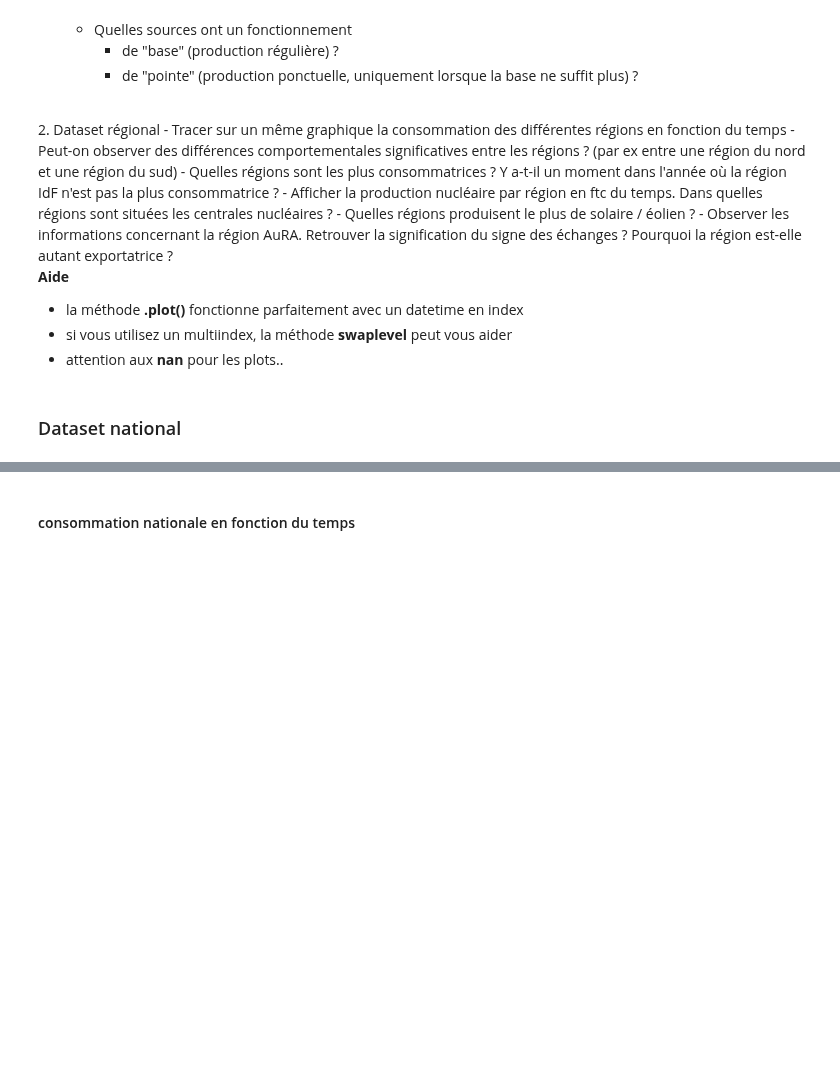
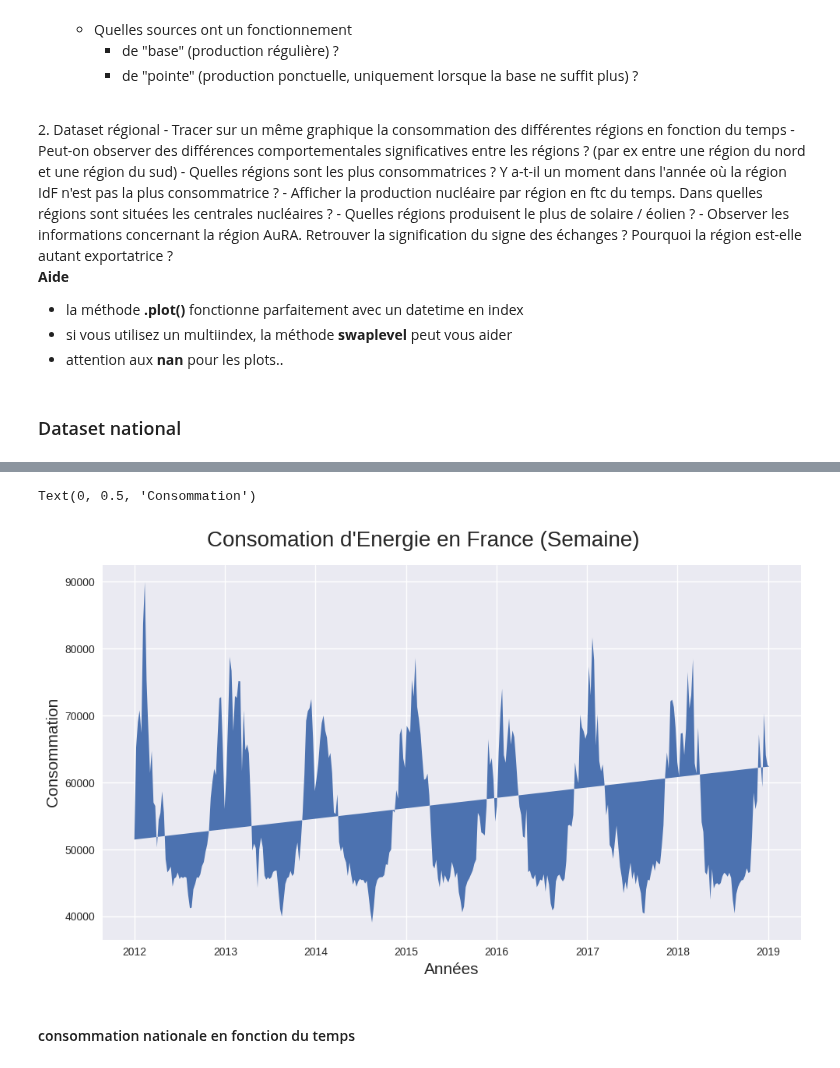
Before and after one commit to ManuLabricole/CDN-Statistique, a Jupyter notebook: Notebooks/Stat_descriptives_part2_mise_en_pratique.ipynb, the cells around one changed output, grey strips where cells are left out. Drawn from its saved outputs; the diff is of its cells as text; code cells hidden in the pictures; blank space fills up the shorter version.

```diff
--- a/Notebooks/Stat_descriptives_part2_mise_en_pratique.ipynb
+++ b/Notebooks/Stat_descriptives_part2_mise_en_pratique.ipynb
@@ -425,0 +599,23 @@ L'objectif ici est de **comprendre les données** présentes dans les deux dataf
+# %%
+plt.style.use('seaborn')
+fig = plt.figure(layout="tight", figsize=(10, 6))
+fig.suptitle("Consomation d'Energie en France (Semaine)", fontsize=20)
+ax = fig.subplots()
+ax.fill(df_n["Consommation"].resample("W").mean())
+#ax2.plot(df_n.resample("D").mean(), df_n["Consommation"].resample("D").mean())
+ax.set_xlabel("Années", loc="center", fontsize=15)
+ax.set_ylabel("Consommation", loc="center", fontsize=15)#, c=colors[color1])
+#ax.set_xlim([2010, 2022])
+#ax.set_xlabel("Années", loc="center")
+#ax.set_xlim([1900, 2021])
+#ax.set_ylabel("Nombre d'arbres plantés", loc="center", c=colors[color1])
+#ax.set_ylim([0, 32000])
+##ax.yaxis.label.set_color(colors["olivedrab"])
+#ax.set_ylabel('Abres cumulés', fontsize=20)
+#ax.tick_params(axis='y', colors=colors[color1], size=10, labelsize=12)
+#colors = mcolors.CSS4_COLORS
+#color1 = "olivedrab"
+#color2 = "mediumpurple"
+# %% [output]
+Text(0, 0.5, 'Consommation')
+[figure, added]
```
Also changed, not shown: parts of 22 cells of this notebook, 1 other file.
